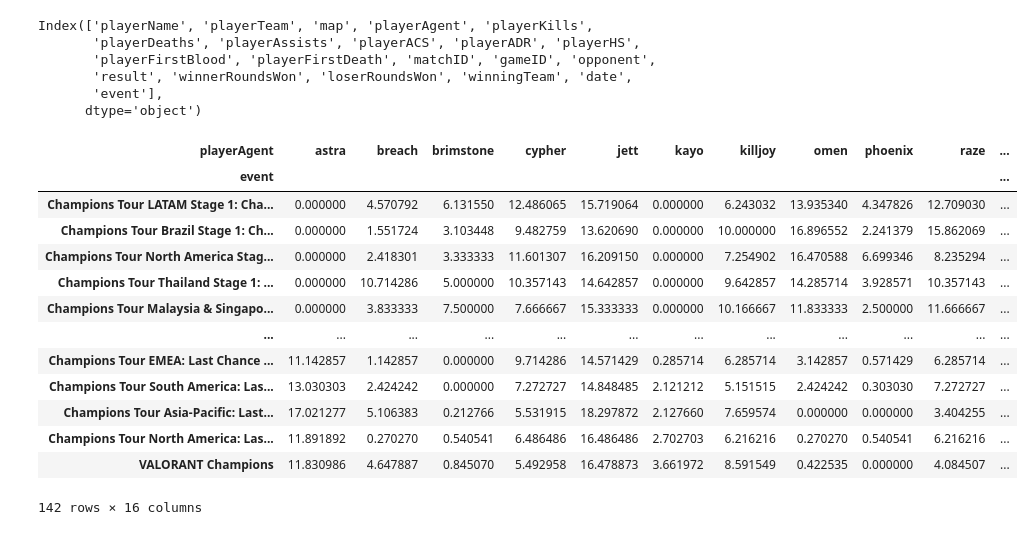
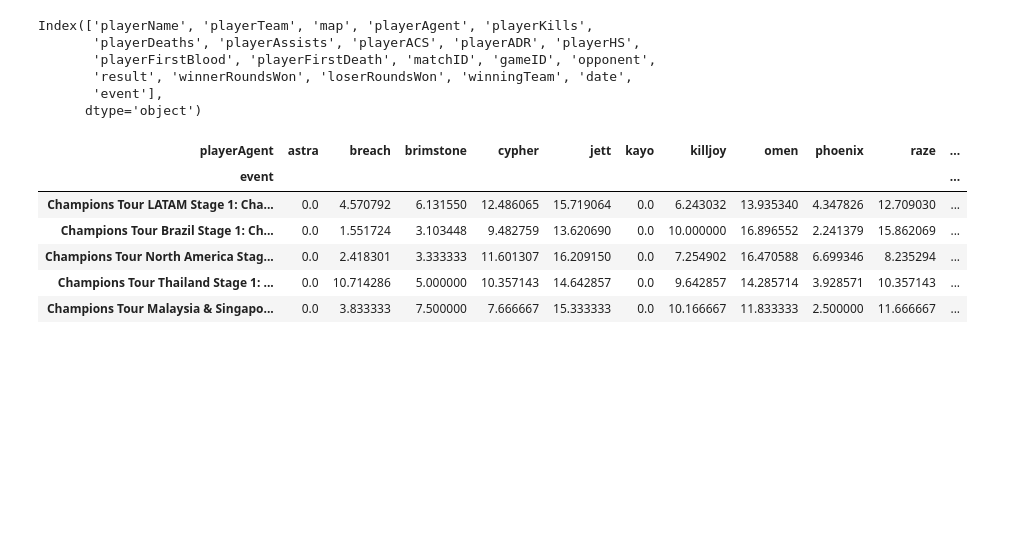
Before and after one commit to timothyliutl/ValorantData, a Jupyter notebook: thirdAttempt.ipynb, the cells around one changed output. Drawn from its saved outputs; the diff is of its cells as text; code cells hidden in the pictures; blank space fills up the shorter version.

```diff
--- a/thirdAttempt.ipynb
+++ b/thirdAttempt.ipynb
@@ -49,20 +49,13 @@ sorted_events = data.sort_values('date')['event'].unique()
 # %%
 #agent pick rate over time
 agentdata = data.groupby(['event'])['playerAgent'].value_counts(normalize=True).mul(100).unstack(fill_value=0)
 agentdata = agentdata.reindex(sorted_events)
-agentdata
+agentdata.head()
 # %% [output]
 | playerAgent | astra | breach | brimstone | cypher | jett | kayo | killjoy | omen | phoenix | raze | ... |
 | event |  |  |  |  |  |  |  |  |  |  | ... |
-| Champions Tour LATAM Stage 1: Cha... | 0.000000 | 4.570792 | 6.131550 | 12.486065 | 15.719064 | 0.000000 | 6.243032 | 13.935340 | 4.347826 | 12.709030 | ... |
-| Champions Tour Brazil Stage 1: Ch... | 0.000000 | 1.551724 | 3.103448 | 9.482759 | 13.620690 | 0.000000 | 10.000000 | 16.896552 | 2.241379 | 15.862069 | ... |
-| Champions Tour North America Stag... | 0.000000 | 2.418301 | 3.333333 | 11.601307 | 16.209150 | 0.000000 | 7.254902 | 16.470588 | 6.699346 | 8.235294 | ... |
-| Champions Tour Thailand Stage 1: ... | 0.000000 | 10.714286 | 5.000000 | 10.357143 | 14.642857 | 0.000000 | 9.642857 | 14.285714 | 3.928571 | 10.357143 | ... |
-| Champions Tour Malaysia & Singapo... | 0.000000 | 3.833333 | 7.500000 | 7.666667 | 15.333333 | 0.000000 | 10.166667 | 11.833333 | 2.500000 | 11.666667 | ... |
-| ... | ... | ... | ... | ... | ... | ... | ... | ... | ... | ... | ... |
-| Champions Tour EMEA: Last Chance ... | 11.142857 | 1.142857 | 0.000000 | 9.714286 | 14.571429 | 0.285714 | 6.285714 | 3.142857 | 0.571429 | 6.285714 | ... |
-| Champions Tour South America: Las... | 13.030303 | 2.424242 | 0.000000 | 7.272727 | 14.848485 | 2.121212 | 5.151515 | 2.424242 | 0.303030 | 7.272727 | ... |
-| Champions Tour Asia-Pacific: Last... | 17.021277 | 5.106383 | 0.212766 | 5.531915 | 18.297872 | 2.127660 | 7.659574 | 0.000000 | 0.000000 | 3.404255 | ... |
-| Champions Tour North America: Las... | 11.891892 | 0.270270 | 0.540541 | 6.486486 | 16.486486 | 2.702703 | 6.216216 | 0.270270 | 0.540541 | 6.216216 | ... |
-| VALORANT Champions | 11.830986 | 4.647887 | 0.845070 | 5.492958 | 16.478873 | 3.661972 | 8.591549 | 0.422535 | 0.000000 | 4.084507 | ... |
+| Champions Tour LATAM Stage 1: Cha... | 0.0 | 4.570792 | 6.131550 | 12.486065 | 15.719064 | 0.0 | 6.243032 | 13.935340 | 4.347826 | 12.709030 | ... |
+| Champions Tour Brazil Stage 1: Ch... | 0.0 | 1.551724 | 3.103448 | 9.482759 | 13.620690 | 0.0 | 10.000000 | 16.896552 | 2.241379 | 15.862069 | ... |
+| Champions Tour North America Stag... | 0.0 | 2.418301 | 3.333333 | 11.601307 | 16.209150 | 0.0 | 7.254902 | 16.470588 | 6.699346 | 8.235294 | ... |
+| Champions Tour Thailand Stage 1: ... | 0.0 | 10.714286 | 5.000000 | 10.357143 | 14.642857 | 0.0 | 9.642857 | 14.285714 | 3.928571 | 10.357143 | ... |
+| Champions Tour Malaysia & Singapo... | 0.0 | 3.833333 | 7.500000 | 7.666667 | 15.333333 | 0.0 | 10.166667 | 11.833333 | 2.500000 | 11.666667 | ... |
-142 rows × 16 columns
```
Also changed, not shown: parts of 5 cells of this notebook, 2 other files.
